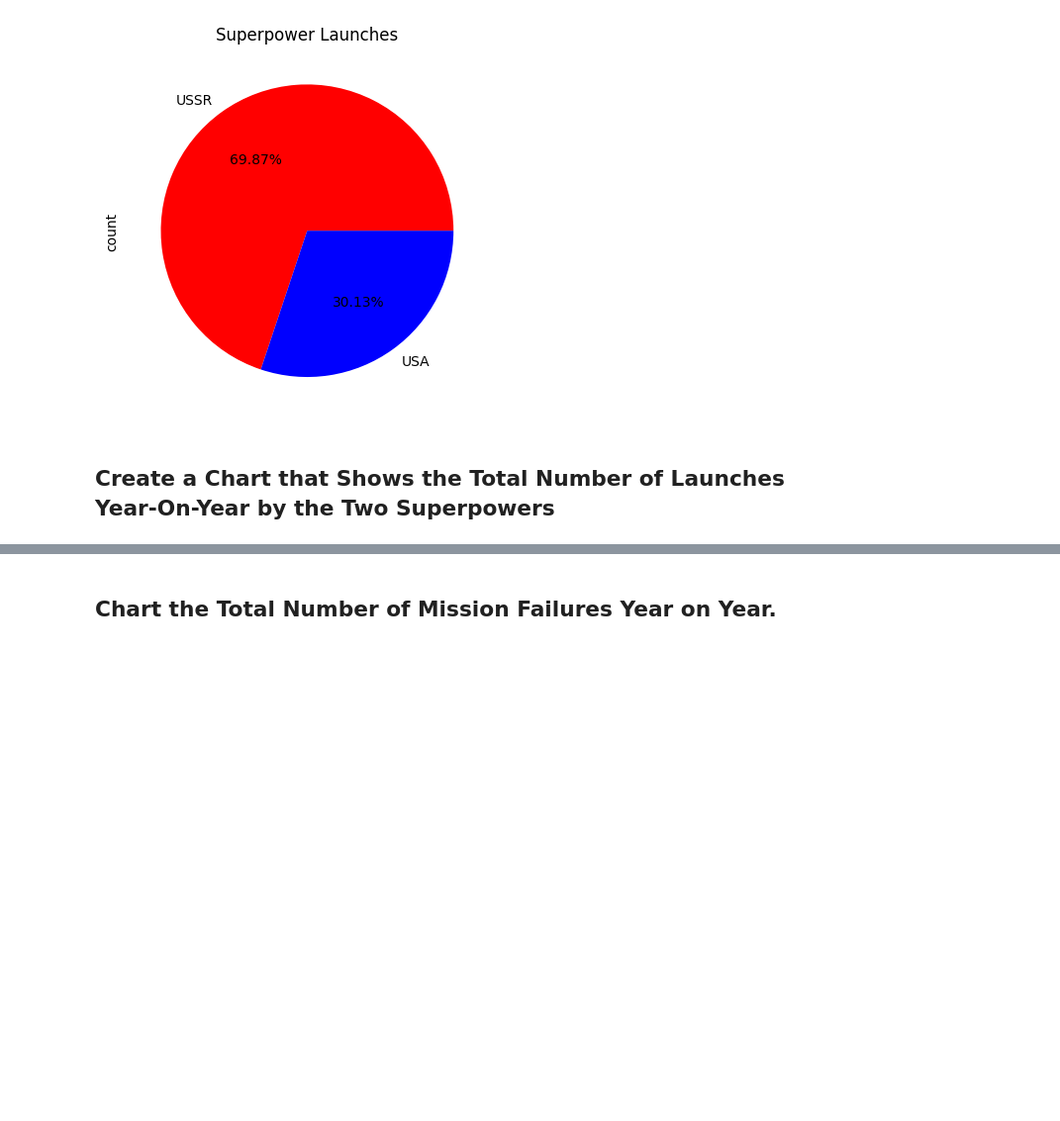
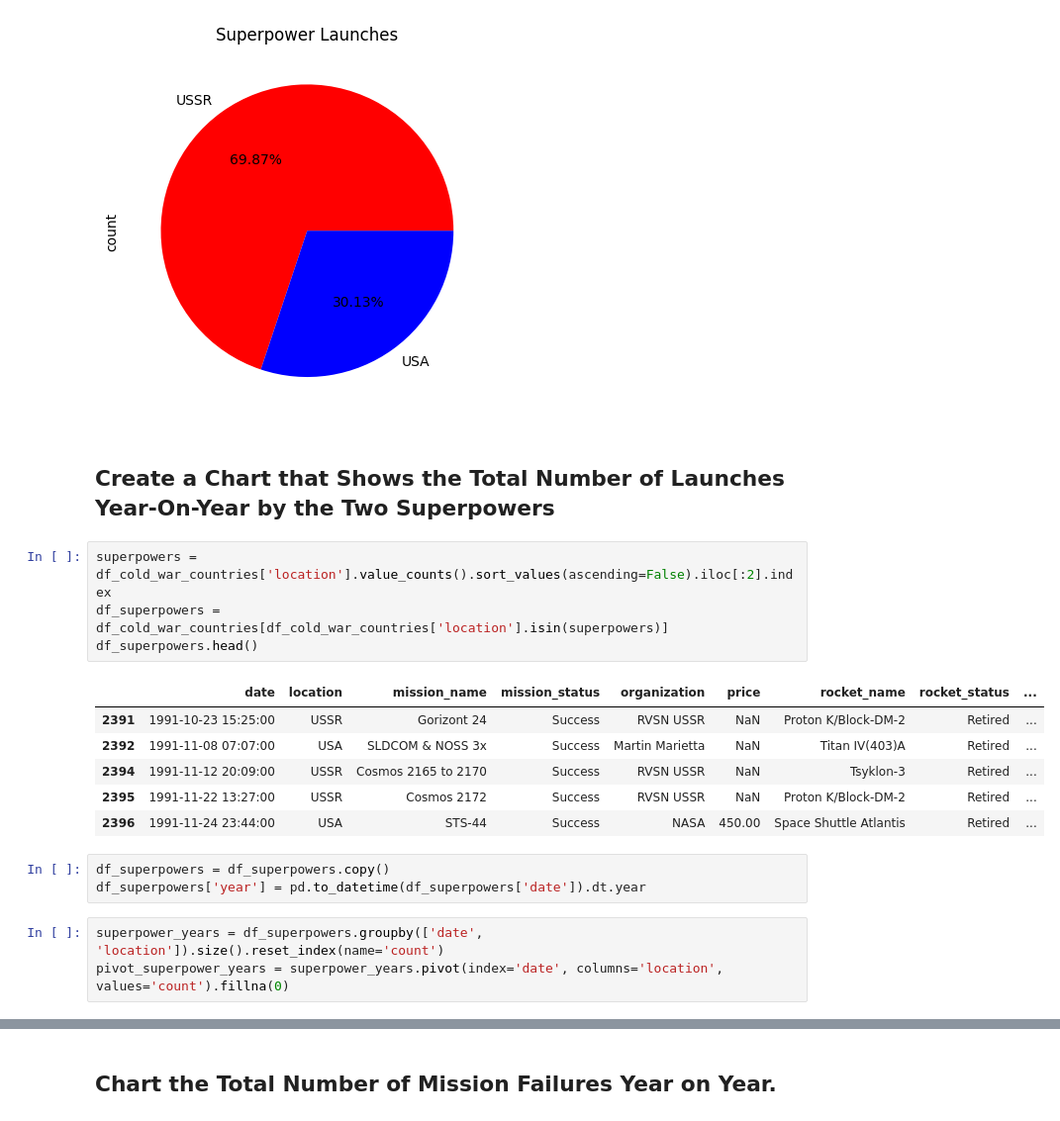
Before and after one commit to johnpapwinter/space-race-data-analysis, a Jupyter notebook: Space_Missions_Analysis.ipynb, the cells around one changed output, grey strips where cells are left out. Shown: that part at 99% size. Cells and saved outputs as stored; diff of their text form; blank space fills up the shorter version.

```diff
--- a/Space_Missions_Analysis.ipynb
+++ b/Space_Missions_Analysis.ipynb
@@ -801,3 +801,20 @@ df_cold_war_countries['location'].value_counts().iloc[:2].plot(kind='pie',
 [figure]
 # %% [markdown]
 ## Create a Chart that Shows the Total Number of Launches Year-On-Year by the Two Superpowers
+# %%
+superpowers = df_cold_war_countries['location'].value_counts().sort_values(ascending=False).iloc[:2].index
+df_superpowers = df_cold_war_countries[df_cold_war_countries['location'].isin(superpowers)]
+df_superpowers.head()
+# %% [output]
+|  | date | location | mission_name | mission_status | organization | price | rocket_name | rocket_status | ... |
+| 2391 | 1991-10-23 15:25:00 | USSR | Gorizont 24 | Success | RVSN USSR | NaN | Proton K/Block-DM-2 | Retired | ... |
+| 2392 | 1991-11-08 07:07:00 | USA | SLDCOM & NOSS 3x | Success | Martin Marietta | NaN | Titan IV(403)A | Retired | ... |
+| 2394 | 1991-11-12 20:09:00 | USSR | Cosmos 2165 to 2170 | Success | RVSN USSR | NaN | Tsyklon-3 | Retired | ... |
+| 2395 | 1991-11-22 13:27:00 | USSR | Cosmos 2172 | Success | RVSN USSR | NaN | Proton K/Block-DM-2 | Retired | ... |
+| 2396 | 1991-11-24 23:44:00 | USA | STS-44 | Success | NASA | 450.00 | Space Shuttle Atlantis | Retired | ... |
+# %%
+df_superpowers = df_superpowers.copy()
+df_superpowers['year'] = pd.to_datetime(df_superpowers['date']).dt.year
+# %%
+superpower_years = df_superpowers.groupby(['date', 'location']).size().reset_index(name='count')
+pivot_superpower_years = superpower_years.pivot(index='date', columns='location', values='count').fillna(0)
```
Also changed, not shown: parts of 1 cell of this notebook.
